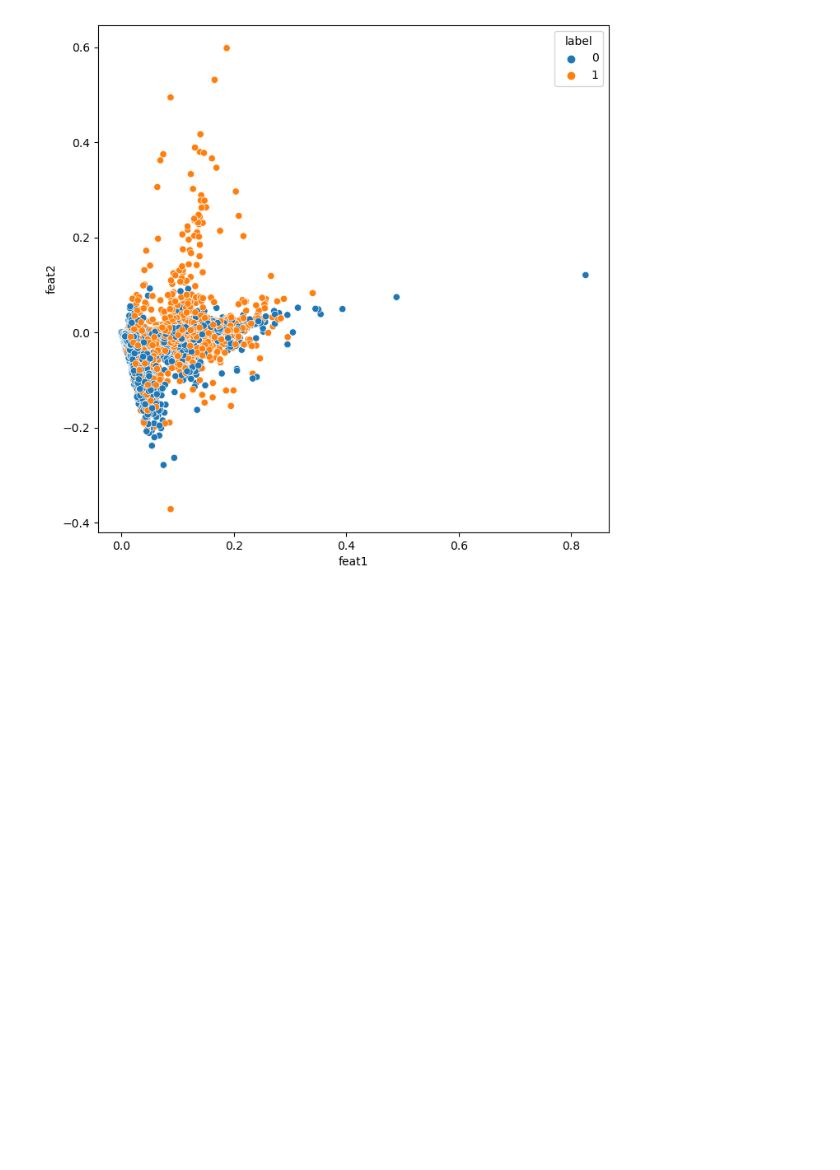
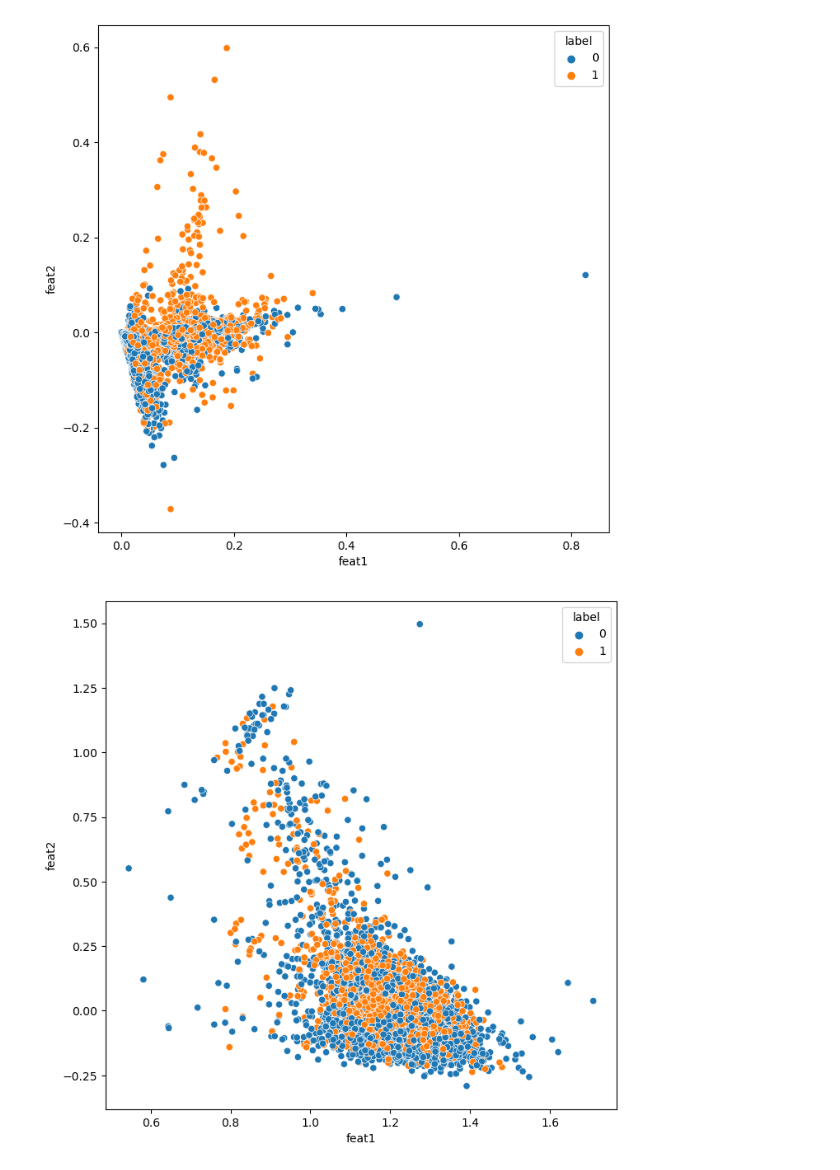
Before and after one commit to mcachosoblechero/Classic-ML-Datasets, a Jupyter notebook: NLP/exploration/1_exploratory_data_analysis.ipynb, the cells around one changed output. Saved outputs shown, nothing was run; the diff lists cells and outputs as text; code cells hidden in the pictures; blank space fills up the shorter version.

Commit message:
Add embedding exploration

```diff
--- a/NLP/exploration/1_exploratory_data_analysis.ipynb
+++ b/NLP/exploration/1_exploratory_data_analysis.ipynb
@@ -231,3 +233,44 @@ X_tfidf = CountVecTFIDF.fit_transform(X.text)
+# %%
+# Download or load from local
+if config['refresh_embedding']:
+    # Download Google's pre-trained Word2Vec model
+    word2vec = api.load('word2vec-google-news-300')
+    # Save the model for future reuse
+    word2vec.save_word2vec_format('../Word2Vec/word2vec_300.kv')
+else:
+    word2vec = KeyedVectors.load_word2vec_format('../Word2Vec/word2vec_300.kv')
+# %%
+# Generate Embeddings
+def average_embedding(tweet, word_embeddings, missing_random=False, dimension=300):
+
+    # Create target embedding
+    final_emb = np.zeros(dimension)
+    num_words = len(tweet)
+
+    # For each word in sentence
+    for word in tweet:
+
+        # Look for key
+        if word in word_embeddings:
+            final_emb += word_embeddings[word]
+
+        # If missing...
+        else:
+            if missing_random:
+                final_emb += np.random.rand(dimension)
+            else:
+                final_emb += np.zeros(dimension)
+
+    # Average embeddings
+    if num_words == 0:
+        return np.zeros(dimension)
+    else:
+        return final_emb/num_words
+
+
+# Create embeddings by averaging the sentence
+embeddings = X.text.apply(average_embedding, word_embeddings=word2vec, missing_random=False)
+X_embeddings = pd.DataFrame(embeddings.tolist())
 # %% [markdown]
 # 4. Feature Visualization
 
@@ -258,3 +301,8 @@ plot_projection(X_ngrams, y)
 plot_projection(X_tfidf, y)
 # %% [output]
 [figure]
+# %%
+# Embeddings
+plot_projection(X_embeddings, y)
+# %% [output]
+[figure, added]
```
Also changed, not shown: parts of 4 cells of this notebook.
